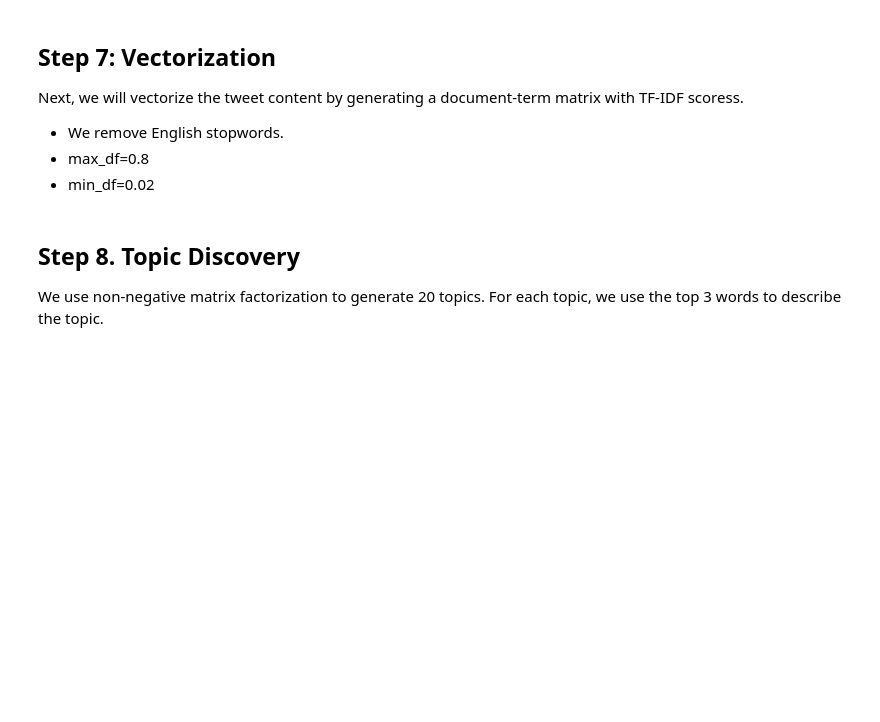
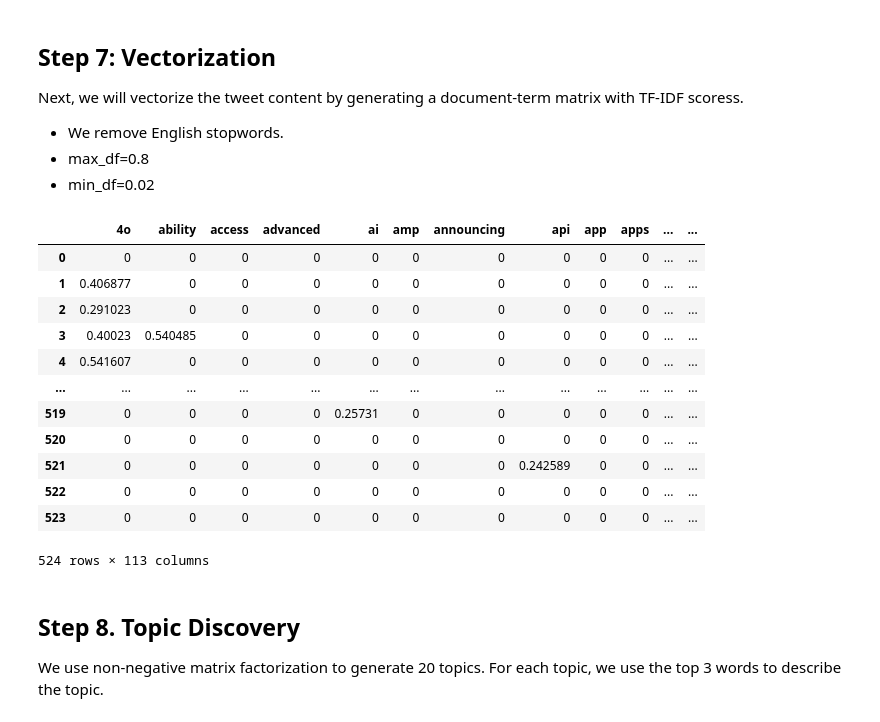
Before and after one commit to danielamdeo/itom6219_2026, a Jupyter notebook: Week3/ITOM6219-HW3.ipynb, the cells around one changed output. Cells and saved outputs as stored; diff of their text form; code cells hidden in the pictures; blank space fills up the shorter version.

```diff
--- a/Week3/ITOM6219-HW3.ipynb
+++ b/Week3/ITOM6219-HW3.ipynb
@@ -179,8 +347,8 @@ tweets_nvidia  = ### Write your code here
 # %%
 # (5c) Filter out tweets with zero impressions; use filtered data for all future analysis
 # 💡 Hint: Use boolean indexing df[df['col'] > 0] – see class notebook Section 1.5 Conditional Statements
-tweets_openAI = ### Write your code here
-tweets_nvidia  = ### Write your code here
+tweets_openAI = tweets_openAI[tweets_openAI['public_metrics.impression_count'] > 0]
+tweets_nvidia = tweets_nvidia[tweets_nvidia['public_metrics.impression_count'] > 0]
 # %% [markdown]
 ## Step 6. Data visualization
 
@@ -196,4 +364,22 @@ import pandas as pd
 # 💡 Hint: See class notebook Section 3.2 "Data Exploration" – np.log1p() and px.line() example
 #         Use pd.to_datetime() to convert 'created_at' first (class notebook Section 3 data cleaning)
 #         Add a 'company' label column so you can use color='company' in px.line()
-### Write your code here
+
+tweets_openAI['datetime'] = pd.to_datetime(tweets_openAI['created_at'])
+tweets_nvidia['datetime'] = pd.to_datetime(tweets_nvidia['created_at'])
+
+
+tweets_openAI['company'] = 'OpenAI'
+tweets_nvidia['company'] = 'Nvidia'
+
+df = pd.concat([tweets_openAI, tweets_nvidia])
+
+
+df['log_impression'] = np.log1p(df['public_metrics.impression_count'])
+
+
+fig = px.line(df, x='datetime', y='log_impression', color='company',
+              title='Log(Impressions+1) Over Time',
+              template='plotly_white')
+
+fig.show()
@@ -215,16 +413,40 @@ Next, we will vectorize the tweet content by generating a document-term matrix w
 # %%
 from sklearn.feature_extraction.text import TfidfVectorizer
 
 # 💡 Hint: See class notebook Section 3.3 "Vectorization" – the TfidfVectorizer block
 #         Here: stop_words='english', max_df=0.8, min_df=0.02
 #         Run on tweets_openAI first; repeat for tweets_nvidia in Steps 9 & 10
 
 docs = tweets_openAI['text']
-tfidf_vectorizer = ## Please Type Your Code Here.
-tfidf = ## Please Type Your Code Here.
 
-tfidf_df = ## Please Type Your Code Here.
+tfidf_vectorizer = TfidfVectorizer(
+    stop_words='english',
+    max_df=0.8,
+    min_df=0.02
+)
+
+tfidf = tfidf_vectorizer.fit_transform(docs)
+
+tfidf_df = pd.DataFrame.sparse.from_spmatrix(
+    tfidf,
+    columns=tfidf_vectorizer.get_feature_names_out()
+)
+
 tfidf_df
+# %% [output]
+|  | 4o | ability | access | advanced | ai | amp | announcing | api | app | apps | ... | ... |
+| 0 | 0 | 0 | 0 | 0 | 0 | 0 | 0 | 0 | 0 | 0 | ... | ... |
+| 1 | 0.406877 | 0 | 0 | 0 | 0 | 0 | 0 | 0 | 0 | 0 | ... | ... |
+| 2 | 0.291023 | 0 | 0 | 0 | 0 | 0 | 0 | 0 | 0 | 0 | ... | ... |
+| 3 | 0.40023 | 0.540485 | 0 | 0 | 0 | 0 | 0 | 0 | 0 | 0 | ... | ... |
+| 4 | 0.541607 | 0 | 0 | 0 | 0 | 0 | 0 | 0 | 0 | 0 | ... | ... |
+| ... | ... | ... | ... | ... | ... | ... | ... | ... | ... | ... | ... | ... |
+| 519 | 0 | 0 | 0 | 0 | 0.25731 | 0 | 0 | 0 | 0 | 0 | ... | ... |
+| 520 | 0 | 0 | 0 | 0 | 0 | 0 | 0 | 0 | 0 | 0 | ... | ... |
+| 521 | 0 | 0 | 0 | 0 | 0 | 0 | 0 | 0.242589 | 0 | 0 | ... | ... |
+| 522 | 0 | 0 | 0 | 0 | 0 | 0 | 0 | 0 | 0 | 0 | ... | ... |
+| 523 | 0 | 0 | 0 | 0 | 0 | 0 | 0 | 0 | 0 | 0 | ... | ... |
+524 rows × 113 columns
 # %% [markdown]
 ## Step 8. Topic Discovery
 We use non-negative matrix factorization to generate 20 topics.
```
Also changed, not shown: parts of 29 cells of this notebook.
